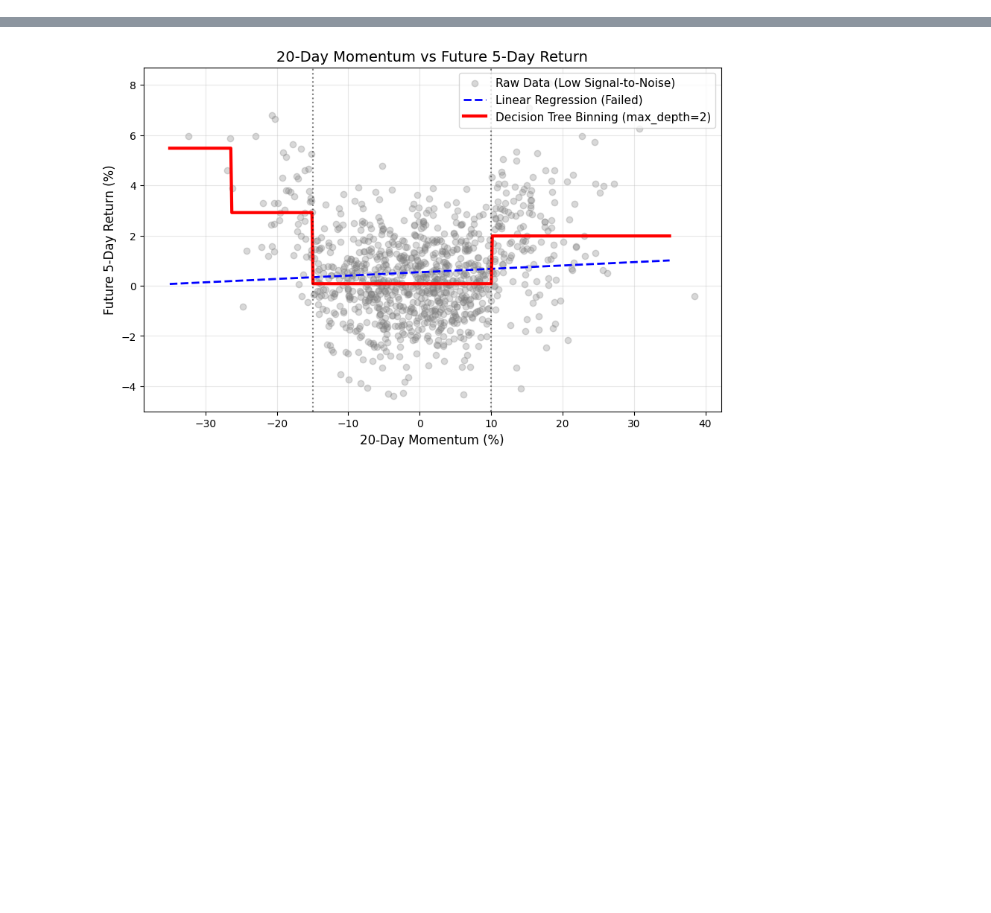
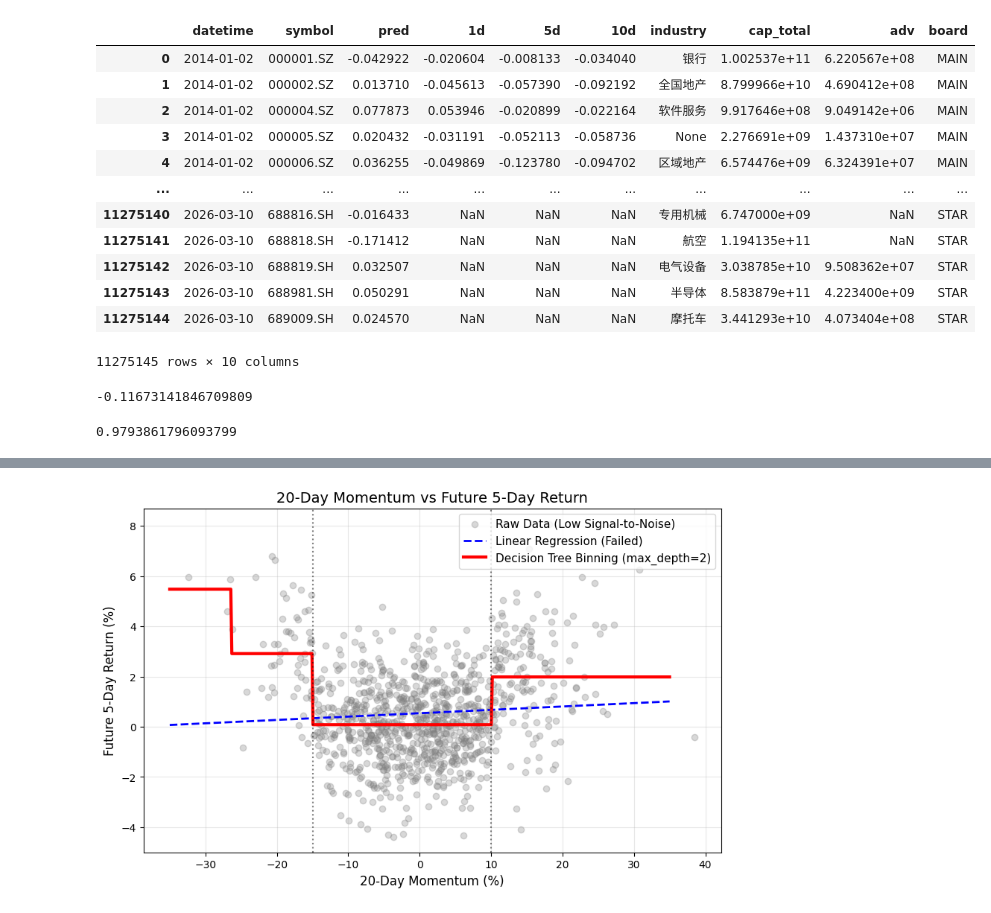
Before and after one commit to cshxinhao/q-modeling, a Jupyter notebook: test.ipynb, the cells around one changed output, grey strips where cells are left out. Drawn from its saved outputs; the diff is of its cells as text; code cells hidden in the pictures; blank space fills up the shorter version.

```diff
--- a/test.ipynb
+++ b/test.ipynb
@@ -0,0 +7,18 @@
+# %%
+df = pd.read_parquet(r'D:\model_data_warehouse\china_all\baseline_xgb5d\oof_preds.parquet')
+# %%
+df
+# %% [output]
+|  | datetime | symbol | pred | 1d | 5d | 10d | industry | cap_total | adv | board |
+| 0 | 2014-01-02 | 000001.SZ | -0.042922 | -0.020604 | -0.008133 | -0.034040 | 银行 | 1.002537e+11 | 6.220567e+08 | MAIN |
+| 1 | 2014-01-02 | 000002.SZ | 0.013710 | -0.045613 | -0.057390 | -0.092192 | 全国地产 | 8.799966e+10 | 4.690412e+08 | MAIN |
+| 2 | 2014-01-02 | 000004.SZ | 0.077873 | 0.053946 | -0.020899 | -0.022164 | 软件服务 | 9.917646e+08 | 9.049142e+06 | MAIN |
+| 3 | 2014-01-02 | 000005.SZ | 0.020432 | -0.031191 | -0.052113 | -0.058736 | None | 2.276691e+09 | 1.437310e+07 | MAIN |
+| 4 | 2014-01-02 | 000006.SZ | 0.036255 | -0.049869 | -0.123780 | -0.094702 | 区域地产 | 6.574476e+09 | 6.324391e+07 | MAIN |
+| ... | ... | ... | ... | ... | ... | ... | ... | ... | ... | ... |
+| 11275140 | 2026-03-10 | 688816.SH | -0.016433 | NaN | NaN | NaN | 专用机械 | 6.747000e+09 | NaN | STAR |
+| 11275141 | 2026-03-10 | 688818.SH | -0.171412 | NaN | NaN | NaN | 航空 | 1.194135e+11 | NaN | STAR |
+| 11275142 | 2026-03-10 | 688819.SH | 0.032507 | NaN | NaN | NaN | 电气设备 | 3.038785e+10 | 9.508362e+07 | STAR |
+| 11275143 | 2026-03-10 | 688981.SH | 0.050291 | NaN | NaN | NaN | 半导体 | 8.583879e+11 | 4.223400e+09 | STAR |
+| 11275144 | 2026-03-10 | 689009.SH | 0.024570 | NaN | NaN | NaN | 摩托车 | 3.441293e+10 | 4.073404e+08 | STAR |
+11275145 rows × 10 columns
@@ -0,0 +37,4 @@
+# %%
+liquid
+# %% [output]
+-0.11673141846709809
@@ -0,0 +46,4 @@
+# %%
+np.log(np.log(df['cap_total'])).skew()
+# %% [output]
+0.9793861796093799
```
Also changed, not shown: parts of 25 cells of this notebook, 5 other files.
